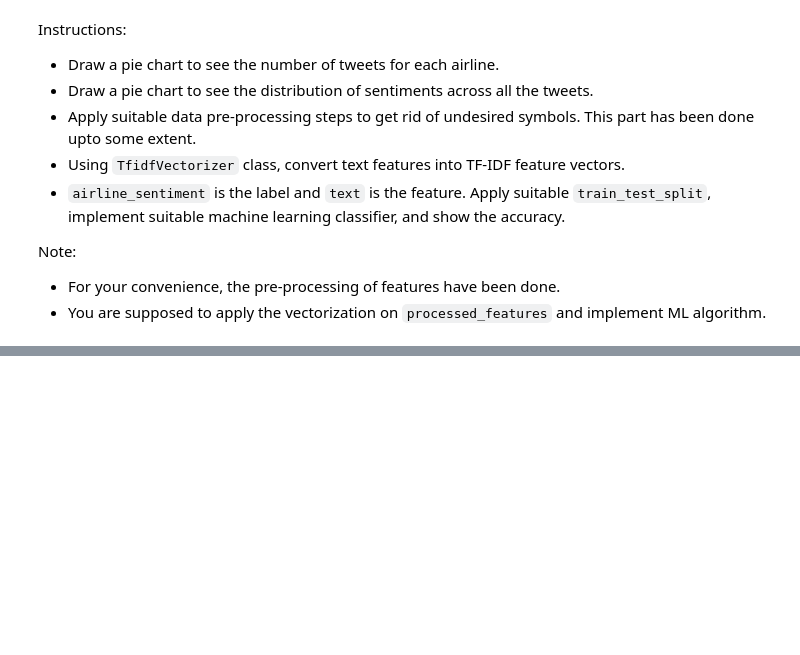
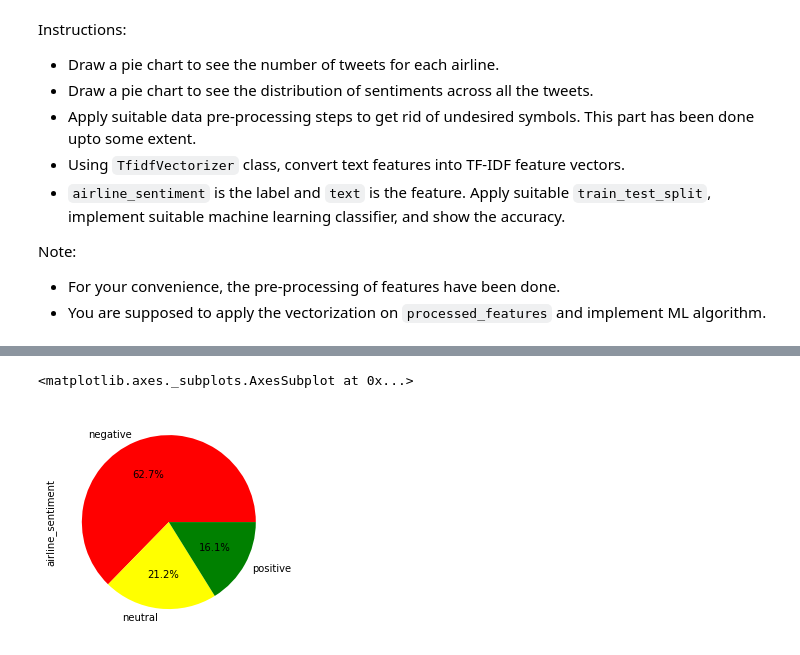
Before and after one commit to NehaNeha417/ML_SHALA, a Jupyter notebook: Assignment_ML_L6.ipynb, the cells around one changed output, grey strips where cells are left out. Saved outputs shown, nothing was run; the diff lists cells and outputs as text; code cells hidden in the pictures; blank space fills up the shorter version.

```diff
--- a/Assignment_ML_L6.ipynb
+++ b/Assignment_ML_L6.ipynb
@@ -960,3 +980,8 @@ AttributeError: ignored
+# %%
+airline_tweets['airline_sentiment'].value_counts().plot(kind='pie', autopct='%0.1f%%', colors=['red','yellow','green'])
+# %% [output]
+<matplotlib.axes._subplots.AxesSubplot at 0x...>
+[figure, added]
 # %%
 # Extracting features and label
 features = airline_tweets.iloc[:, 10].values
```
Also changed, not shown: parts of 28 cells of this notebook.
